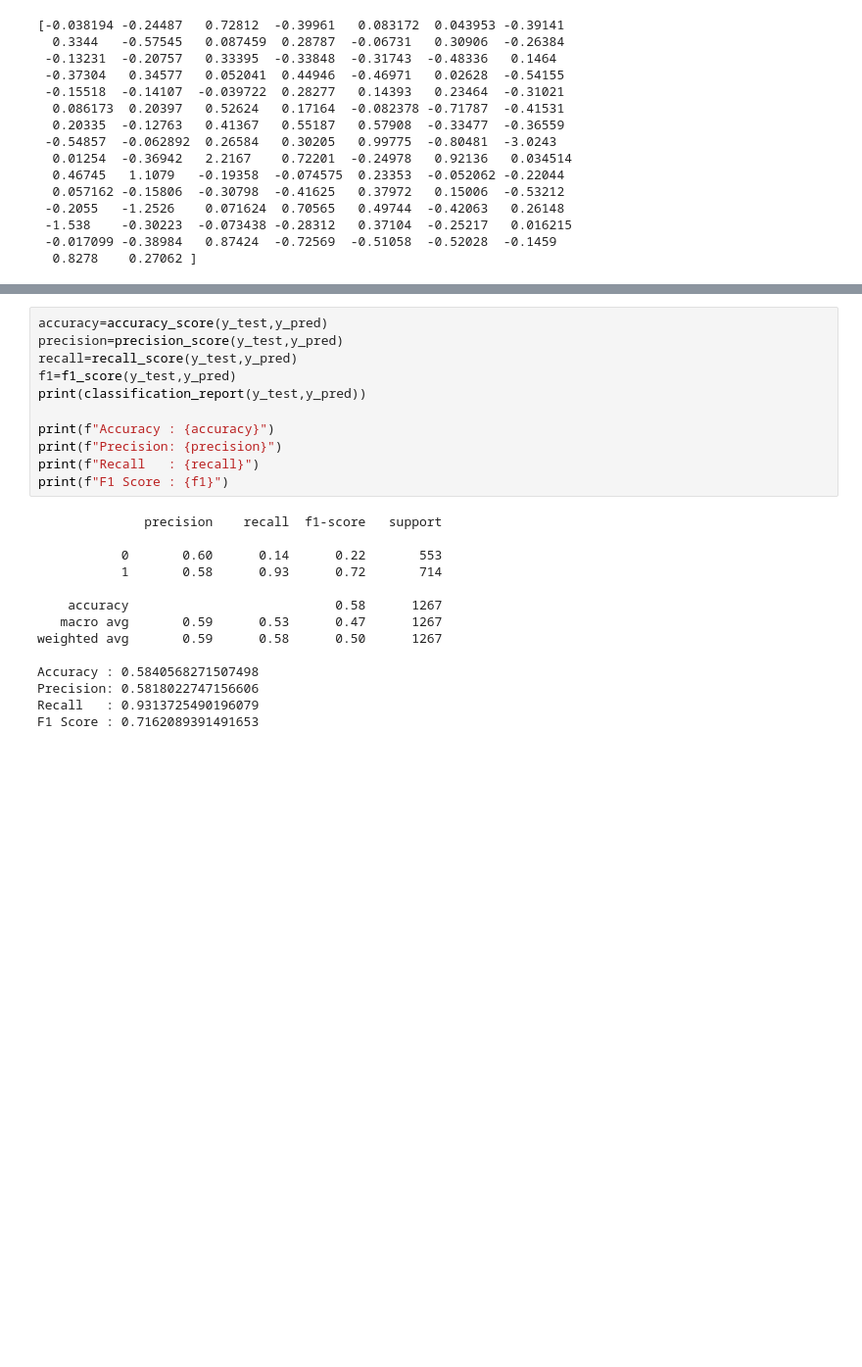
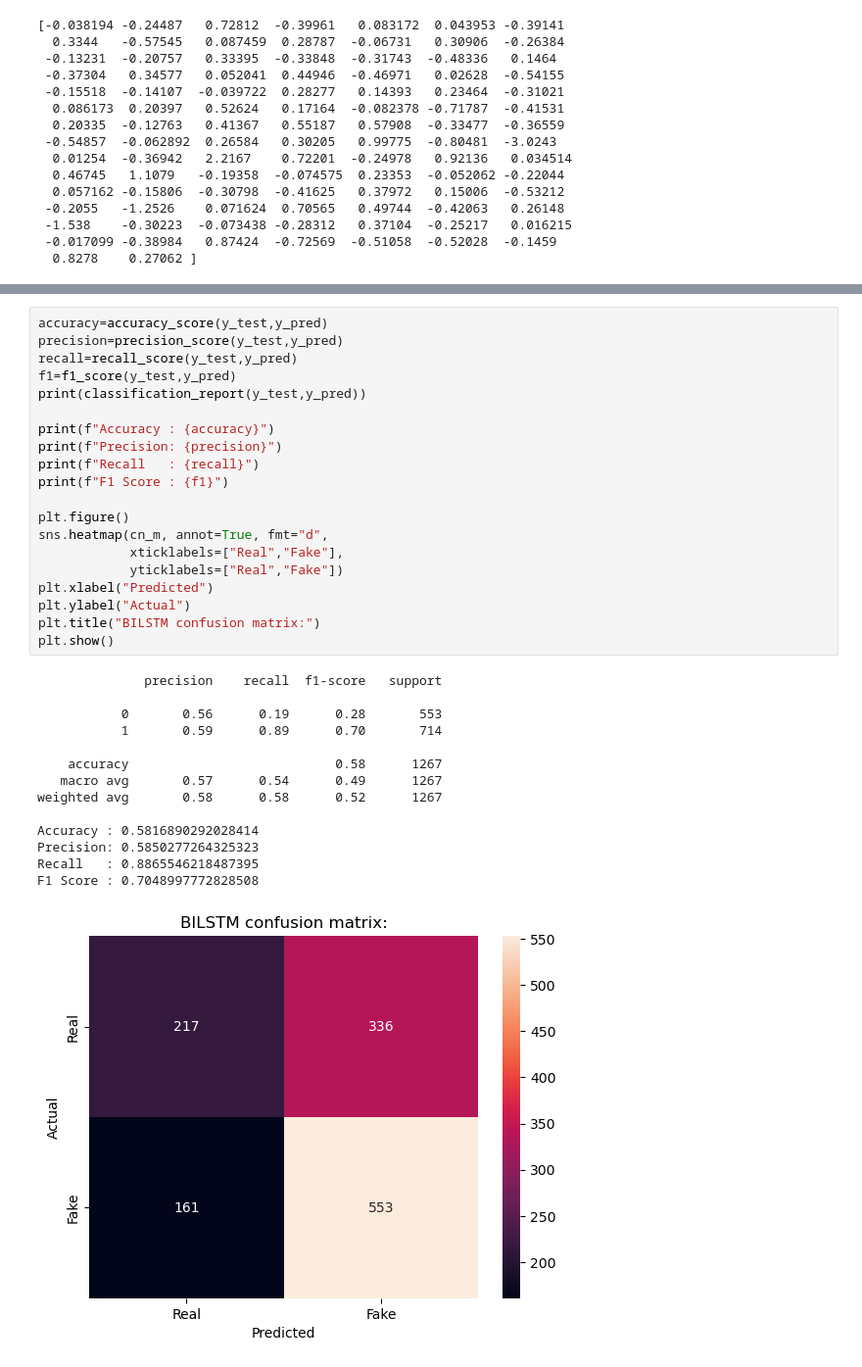
Before and after one commit to Ayush130303/FakenewsDetection, a Jupyter notebook: fakenew.ipynb, the cells around one changed output, grey strips where cells are left out. Shown at 98% size. Drawn from its saved outputs; the diff is of its cells as text; blank space fills up the shorter version.

```diff
--- a/fakenew.ipynb
+++ b/fakenew.ipynb
@@ -354,25 +404,35 @@ Test Accuracy: 0.5840568542480469
 # %%
 accuracy=accuracy_score(y_test,y_pred)
 precision=precision_score(y_test,y_pred)
 recall=recall_score(y_test,y_pred)
 f1=f1_score(y_test,y_pred)
 print(classification_report(y_test,y_pred))
 
 print(f"Accuracy : {accuracy}")
 print(f"Precision: {precision}")
 print(f"Recall   : {recall}")
 print(f"F1 Score : {f1}")
+
+plt.figure()
+sns.heatmap(cn_m, annot=True, fmt="d",
+            xticklabels=["Real","Fake"],
+            yticklabels=["Real","Fake"])
+plt.xlabel("Predicted")
+plt.ylabel("Actual")
+plt.title("BILSTM confusion matrix:")
+plt.show()
 # %% [output]
               precision    recall  f1-score   support
 
-           0       0.60      0.14      0.22       553
-           1       0.58      0.93      0.72       714
+           0       0.56      0.19      0.28       553
+           1       0.59      0.89      0.70       714
 
     accuracy                           0.58      1267
-   macro avg       0.59      0.53      0.47      1267
-weighted avg       0.59      0.58      0.50      1267
+   macro avg       0.57      0.54      0.49      1267
+weighted avg       0.58      0.58      0.52      1267
 
-Accuracy : 0.5840568271507498
-Precision: 0.5818022747156606
-Recall   : 0.9313725490196079
-F1 Score : 0.7162089391491653
+Accuracy : 0.5816890292028414
+Precision: 0.5850277264325323
+Recall   : 0.8865546218487395
+F1 Score : 0.7048997772828508
+[figure, added]
```
Also changed, not shown: parts of 5 cells of this notebook.
